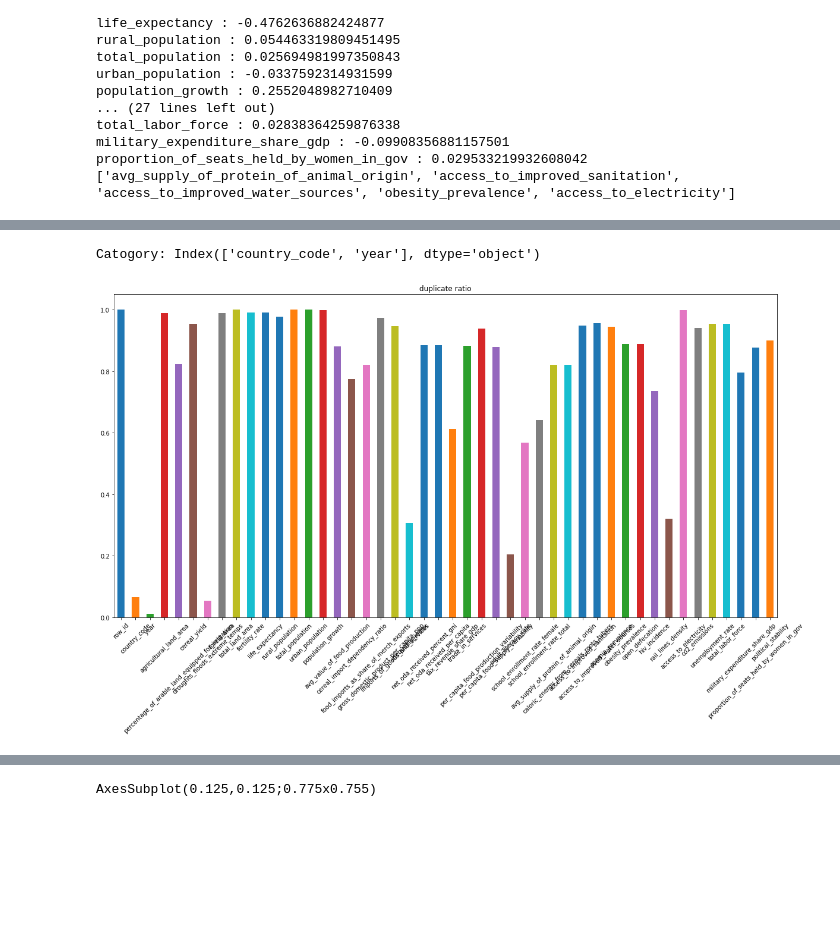
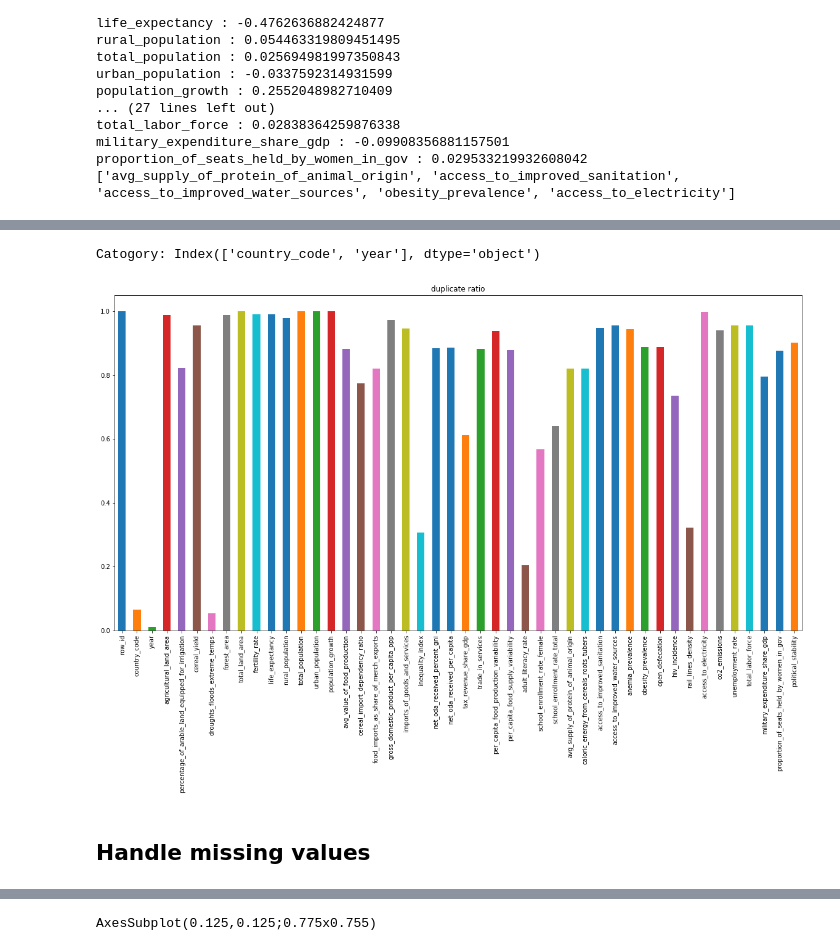
Before and after one commit to Mozzie395236/DAT102x-Predicting-Chronic-Hunger, a Jupyter notebook: DAT102x.ipynb, the cells around one changed output, grey strips where cells are left out. Saved outputs shown, nothing was run; the diff lists cells and outputs as text; code cells hidden in the pictures; blank space fills up the shorter version.

```diff
--- a/DAT102x.ipynb
+++ b/DAT102x.ipynb
@@ -80,13 +80,15 @@ train_y.prevalence_of_undernourishment.plot(kind='density',title='prevalence_of_
 # %%
 # duplicate ratio
 plt.figure(figsize=(20,10))
-(train_x.apply(lambda x:x.unique().shape[0],axis=0)/train_x.shape[0]).plot(kind='bar',rot=45,title='duplicate ratio')
+(train_x.apply(lambda x:x.unique().shape[0],axis=0)/train_x.shape[0]).plot(kind='bar',title='duplicate ratio')
 print('Catogory:',train_x.columns[1:3])
 #check whether id has duplicate rows
 assert len(train_x.row_id.unique())-train_x.shape[0]==0
 # %% [output]
 Catogory: Index(['country_code', 'year'], dtype='object')
-[figure, old version]
+[figure, new version]
+# %% [markdown]
+## Handle missing values
 # %%
 #remove na.ratio>0.4 columns
 na_ratio = train_x.isna().sum()/train_x.shape[0]
```
Also changed, not shown: parts of 34 cells of this notebook.
